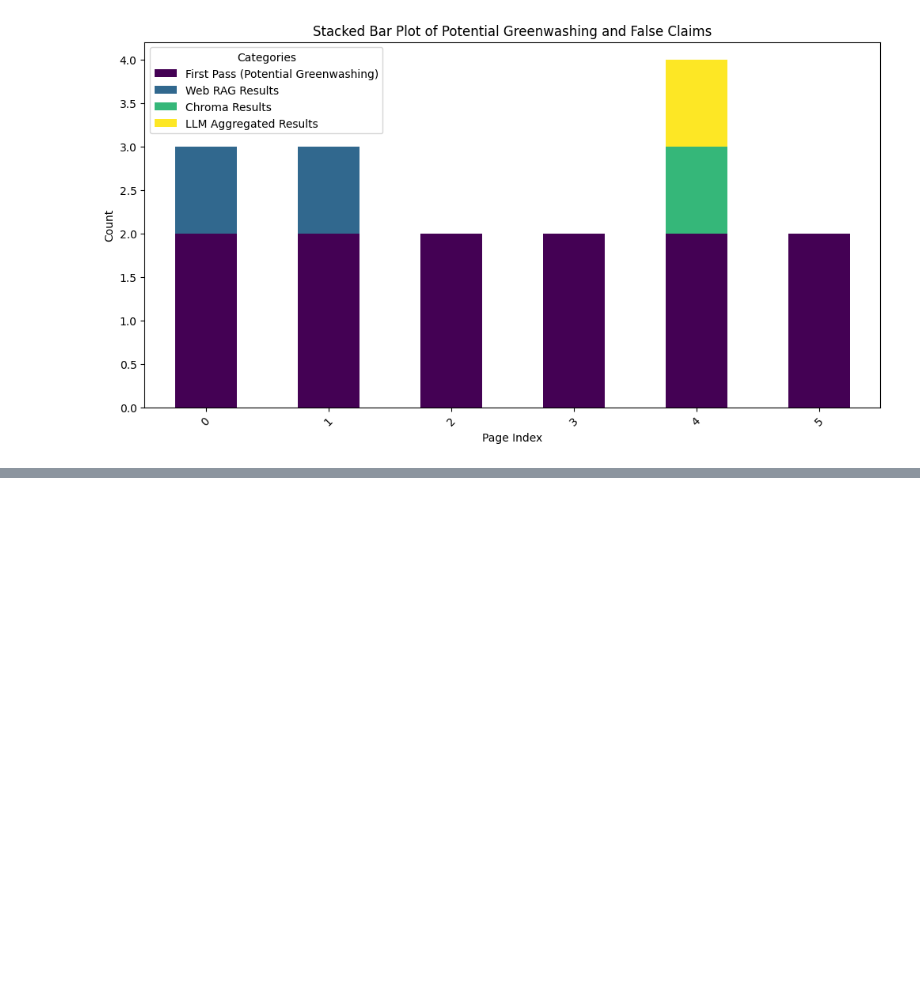
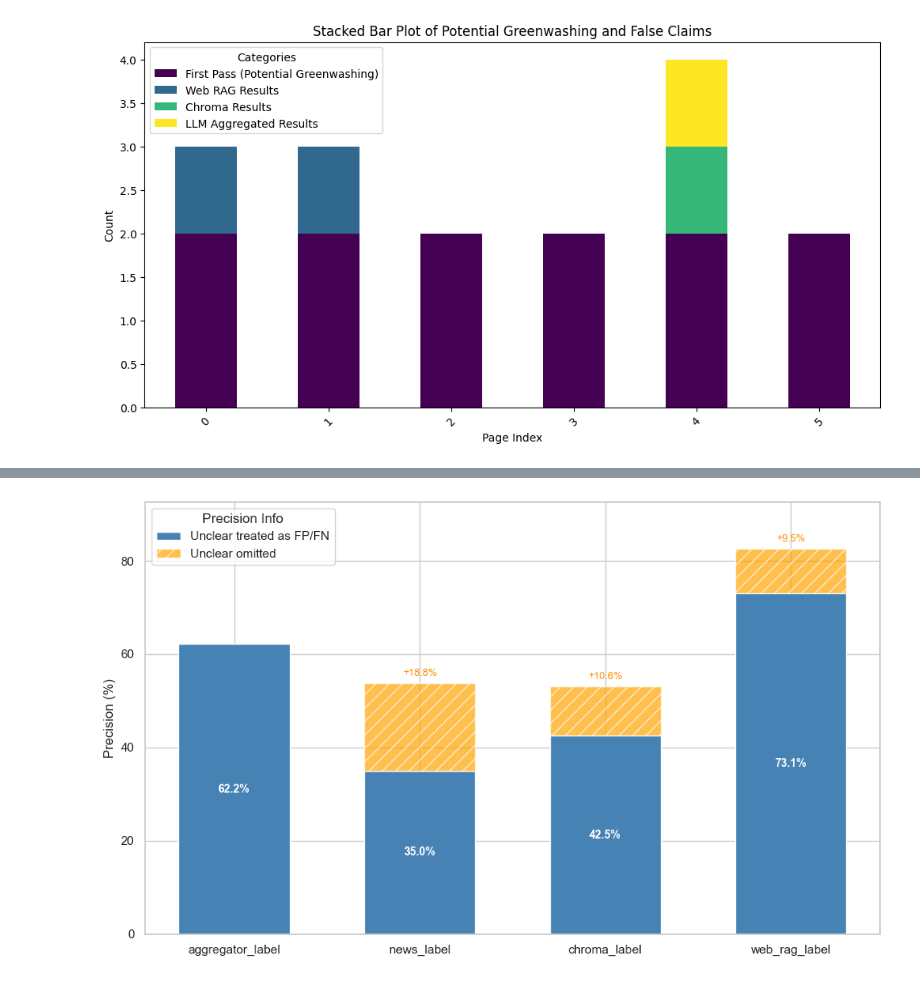
Before and after one commit to athenarc/ai4greenwashing, a Jupyter notebook: viz.ipynb, the cells around one changed output, grey strips where cells are left out. Drawn from its saved outputs; the diff is of its cells as text; code cells hidden in the pictures; blank space fills up the shorter version.

```diff
--- a/viz.ipynb
+++ b/viz.ipynb
@@ -379,0 +340,92 @@ df1.to_csv('gw_without_definition_filtered_final.csv', index=False)
+# %%
+import pandas as pd
+import seaborn as sns
+import matplotlib.pyplot as plt
+from sklearn.metrics import precision_score
+
+# Load and preprocess
+df = pd.read_csv('experiment1_with_def.csv')
+y_pred = ['aggregator_label', 'news_label', 'chroma_label', 'web_rag_label']
+df[y_pred + ['ground_truth']] = df[y_pred + ['ground_truth']].fillna('UNCLEAR')
+
+# Normalize greenwashing labels
+for col in y_pred:
+    df.loc[df[col].str.contains(r'^GREENWASHING TYPE [1-4]$', regex=True, na=False), col] = 'GREENWASHING'
+
+# Custom precision function with UNCLEAR handling
+def precision_with_unclear(y_true, y_pred):
+    """
+    Calculate precision where UNCLEAR predictions are treated as:
+      - FN if true label is GREENWASHING and prediction is UNCLEAR
+      - FP if true label is NOT GREENWASHING and prediction is UNCLEAR
+    """
+    # Define binary labels for ground truth: GREENWASHING = 1, else 0
+    y_true_bin = [1 if y == 'GREENWASHING' else 0 for y in y_true]
+
+    # Map predictions:
+    # - GREENWASHING = 1
+    # - NOT GREENWASHING = 0
+    # - UNCLEAR -> handled as follows:
+    #    - if y_true = 1 and y_pred=UNCLEAR: treat as FN -> means pred=0 (no greenwashing)
+    #    - if y_true = 0 and y_pred=UNCLEAR: treat as FP -> means pred=1 (greenwashing)
+    y_pred_bin = []
+    for t, p in zip(y_true_bin, y_pred):
+        if p == 'GREENWASHING':
+            y_pred_bin.append(1)
+        elif p == 'UNCLEAR':
+            # If ground truth is positive, unclear means missed positive (FN), so pred = 0
+            # If ground truth is negative, unclear means false alarm (FP), so pred = 1
+            y_pred_bin.append(0 if t == 1 else 1)
+        else:
+            # treat any other label as NOT GREENWASHING
+            y_pred_bin.append(0)
+
+    # Calculate precision (for positive class = 1)
+    return precision_score(y_true_bin, y_pred_bin, zero_division=0) * 100  # percentage
+
+# Calculate precision scores with UNCLEAR included
+base_precisions = []
+# Also calculate precision without UNCLEAR (filter those rows out)
+deltas = []
+
+for col in y_pred:
+    prec_with_unclear = precision_with_unclear(df['ground_truth'], df[col])
+
+    df_filtered = df[df[col] != 'UNCLEAR']
+    prec_without_unclear = precision_score(
+        [1 if y == 'GREENWASHING' else 0 for y in df_filtered['ground_truth']],
+        [1 if p == 'GREENWASHING' else 0 for p in df_filtered[col]],
+        zero_division=0
+    ) * 100
+
+    base_precisions.append(prec_with_unclear)
+    deltas.append(prec_without_unclear - prec_with_unclear)
+
+# Plotting
+x = range(len(y_pred))
+width = 0.6
+
+fig, ax = plt.subplots(figsize=(10, 6))
+
+bars = ax.bar(x, base_precisions, width=width, color='steelblue', label='Unclear treated as FP/FN')
+ax.bar(x, deltas, width=width, bottom=base_precisions, color='orange', alpha=0.7, hatch='//', label='Unclear omitted')
+
+for i, (bar, delta) in enumerate(zip(bars, deltas)):
+    height = bar.get_height()
+    ax.text(bar.get_x() + bar.get_width() / 2, height * 0.5, f"{height:.1f}%",
+            ha='center', va='center', color='white', fontsize=10, fontweight='bold')
+    if delta > 0:
+        ax.text(bar.get_x() + bar.get_width() / 2, height + delta + 1, f"+{delta:.1f}%",
+                ha='center', va='bottom', fontsize=9, color='darkorange')
+
+ax.set_xticks(list(x))
+ax.set_xticklabels(y_pred)
+ax.set_ylabel("Precision (%)")
+ax.set_ylim(0, max([b + d for b, d in zip(base_precisions, deltas)]) + 10)
+ax.legend(title="Precision Info")
+
+plt.tight_layout()
+plt.savefig("poster_plots/precision_by_label_source.pdf")
+plt.show()
+# %% [output]
+[figure, added]
```
Also changed, not shown: parts of 20 cells of this notebook, 6 other files.
